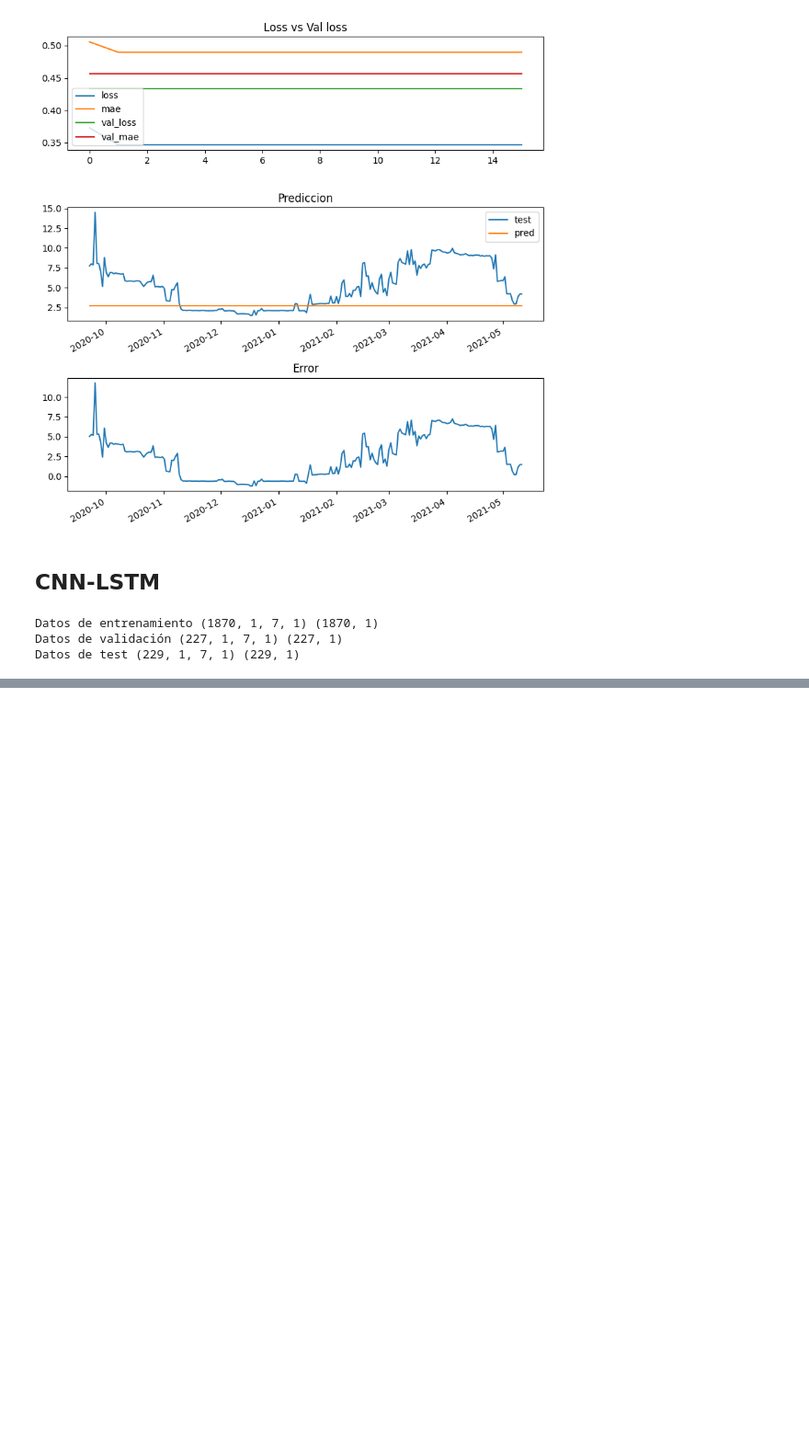
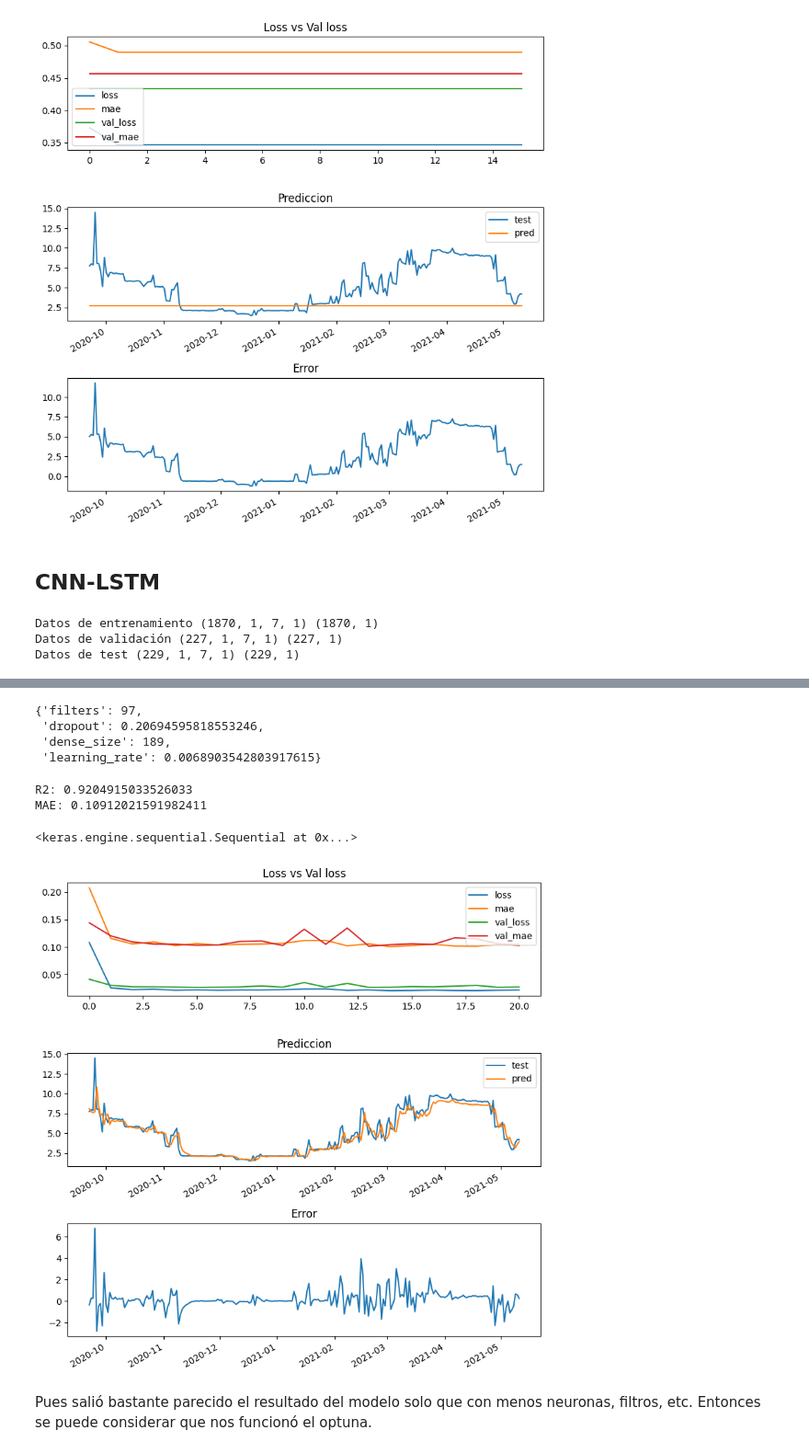
Before and after one commit to paucardenasg/Proyecto_MNLP, a Jupyter notebook: Proyecto_Final.ipynb, the cells around one changed output, grey strips where cells are left out. Shown at 92% size. Drawn from its saved outputs; the diff is of its cells as text; code cells hidden in the pictures; blank space fills up the shorter version.

```diff
--- a/Proyecto_Final.ipynb
+++ b/Proyecto_Final.ipynb
@@ -459,0 +525,7 @@ MAE: 0.13290261679578821
+# %%
+study = optuna.create_study(direction='minimize')
+study.optimize(objective, n_trials=100)
+
+# Imprimir los resultados
+print('Best trial:', study.best_trial.params)
+print('Best validation loss:', study.best_trial.value)
@@ -459,0 +552,38 @@ MAE: 0.13290261679578821
+# %%
+# Imprimimos los mejores parámetros
+dict_params = study.best_params
+dict_params
+# %% [output]
+{'filters': 97,
+ 'dropout': 0.20694595818553246,
+ 'dense_size': 189,
+ 'learning_rate': 0.0068903542803917615}
+# %%
+# Ejecutamos nuestra red con datos optimizados
+dense_size = dict_params["dense_size"]
+dropout = dict_params["dropout"]
+filters = dict_params["filters"]
+lr = dict_params["learning_rate"]
+
+# Construir el modelo con los hiperparámetros elegidos
+model = Sequential()
+model.add(Conv1D(filters=filters, kernel_size=2, activation='relu', input_shape=(X_train.shape[1], X_train.shape[2])))
+model.add(Dropout(dropout))
+model.add(MaxPooling1D(pool_size=2))
+model.add(Flatten())
+model.add(Dense(dense_size, activation='relu'))
+model.add(Dense(1))
+
+# Compilar el modelo con el optimizador y la función de pérdida
+optimizer = keras.optimizers.Adam(learning_rate=lr)
+model.compile(optimizer=optimizer, loss='mse')
+
+obj.train_models(model=model, X_train=X_train, X_val=X_val, X_test=X_test,
+                 y_train=y_train, y_val=y_val, y_test=y_test, log=True, plot=True)
+# %% [output]
+R2: 0.9204915033526033
+MAE: 0.10912021591982411
+<keras.engine.sequential.Sequential at 0x...>
+[figure, added]
+# %% [markdown]
+Pues salió bastante parecido el resultado del modelo solo que con menos neuronas, filtros, etc. Entonces se puede considerar que nos funcionó el optuna.
```
Also changed, not shown: parts of 6 cells of this notebook.
